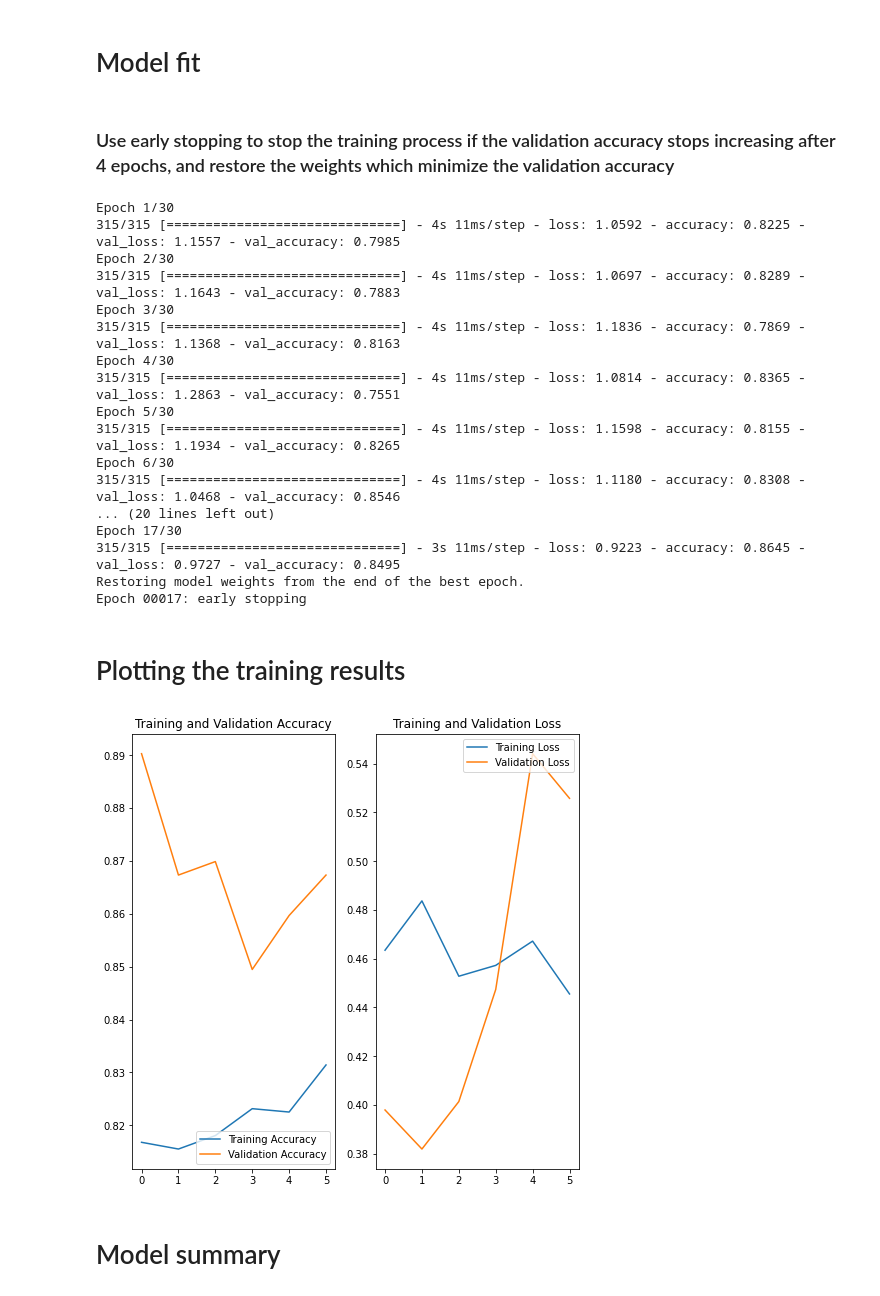
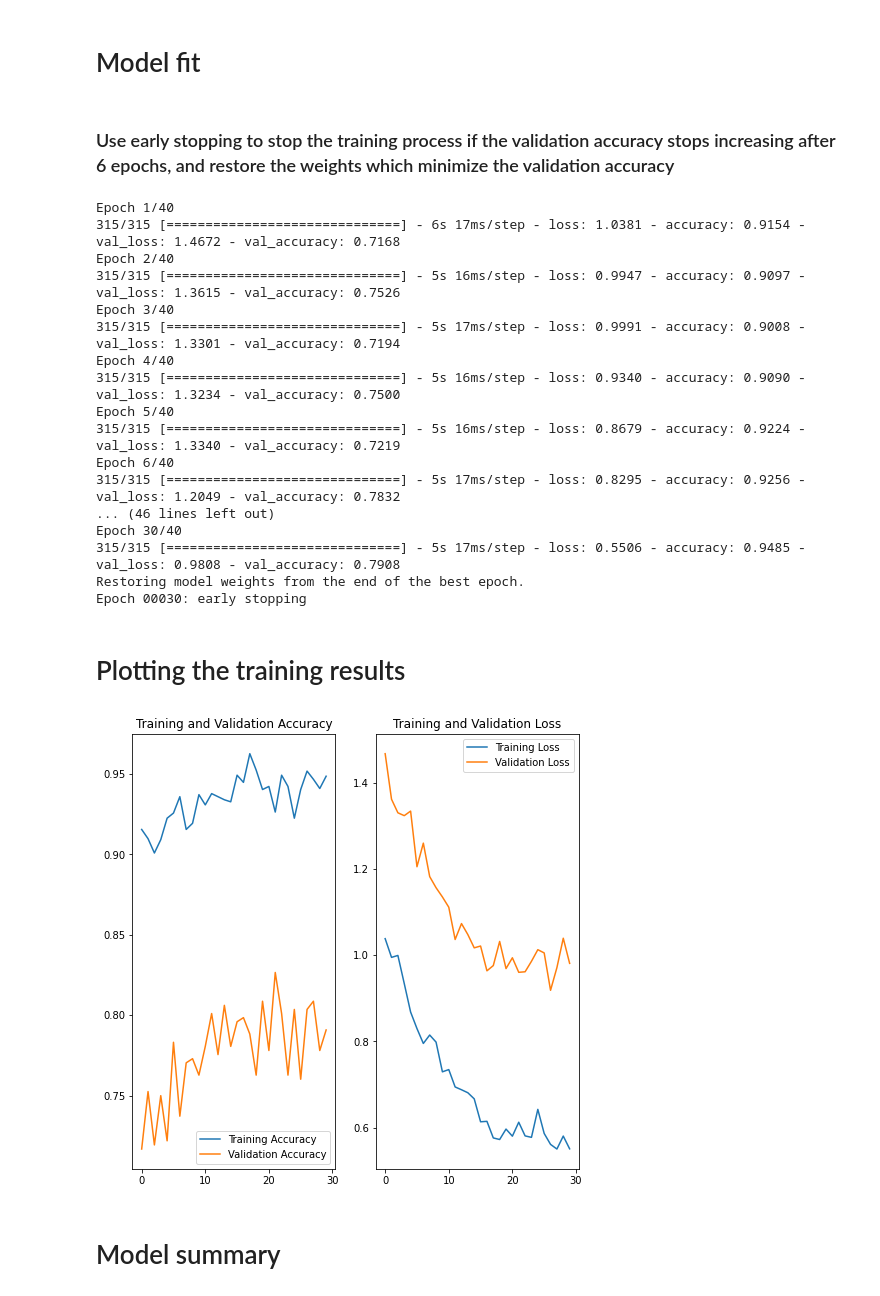
Before and after one commit to Justsecret123/One-Piece-Image-Classifier, a Jupyter notebook: Model_with_Keras_Tuner.ipynb, the cells around one changed output. Drawn from its saved outputs; the diff is of its cells as text; code cells hidden in the pictures.

```diff
--- a/Model_with_Keras_Tuner.ipynb
+++ b/Model_with_Keras_Tuner.ipynb
@@ -132,6 +132,7 @@ def model_builder(hp):
 
    model = Sequential()
 
+   #model.add(data_augmentation)
    model.add(layers.Conv2D( filters=15, kernel_size=3, activation="relu"))
    model.add(layers.BatchNormalization())
    model.add(layers.MaxPool2D())
@@ -143,11 +144,9 @@ def model_builder(hp):
    model.add(layers.MaxPool2D())
    model.add(layers.BatchNormalization())
    model.add(layers.Flatten())
-   model.add(layers.Dense( units=hp_units, activation="relu", kernel_regularizer=regularizers.L2(l2=0.001)))
+   model.add(layers.Dense( units=hp_units, activation="relu", kernel_regularizer=regularizers.l2(0.01)))
    model.add(layers.BatchNormalization())
-   model.add(layers.Dense( classes_count, activation="relu" ))
-   model.add(layers.BatchNormalization())
-   model.add(layers.Activation("sigmoid"))
+   model.add(layers.Dense( classes_count, activation="sigmoid", name="final_output"))
 
    model.compile(
        optimizer = optimizers.Adam(learning_rate = hp_learning_rate),
@@ -196,61 +195,61 @@ best_hps = tuner.get_best_hyperparameters(num_trials=1)[0]
 # %%
 model = tuner.hypermodel.build(best_hps)
 # %% [markdown]
-### Use early stopping to stop the training process if the validation accuracy stops increasing after 4 epochs, and restore the weights which minimize the validation accuracy
+### Use early stopping to stop the training process if the validation accuracy stops increasing after 6 epochs, and restore the weights which minimize the validation accuracy
 # %%
-stop_early = tf.keras.callbacks.EarlyStopping(monitor="val_accuracy", patience=6, mode ="max", verbose=2, restore_best_weights=True)
+stop_early = tf.keras.callbacks.EarlyStopping(monitor="val_accuracy", patience=8, mode ="max", verbose=2, restore_best_weights=True)
 # %%
 history = model.fit(
     train_dataset,
     validation_data=val_dataset,
-    epochs=30,
+    epochs=40,
     verbose=1,
     callbacks = [stop_early]
 )
 # %% [output]
-Epoch 1/30
-315/315 [==============================] - 4s 11ms/step - loss: 1.0592 - accuracy: 0.8225 - val_loss: 1.1557 - val_accuracy: 0.7985
-Epoch 2/30
-315/315 [==============================] - 4s 11ms/step - loss: 1.0697 - accuracy: 0.8289 - val_loss: 1.1643 - val_accuracy: 0.7883
-Epoch 3/30
-315/315 [==============================] - 4s 11ms/step - loss: 1.1836 - accuracy: 0.7869 - val_loss: 1.1368 - val_accuracy: 0.8163
-Epoch 4/30
-315/315 [==============================] - 4s 11ms/step - loss: 1.0814 - accuracy: 0.8365 - val_loss: 1.2863 - val_accuracy: 0.7551
-Epoch 5/30
-315/315 [==============================] - 4s 11ms/step - loss: 1.1598 - accuracy: 0.8155 - val_loss: 1.1934 - val_accuracy: 0.8265
-Epoch 6/30
-315/315 [==============================] - 4s 11ms/step - loss: 1.1180 - accuracy: 0.8308 - val_loss: 1.0468 - val_accuracy: 0.8546
-... (20 lines left out)
-Epoch 17/30
-315/315 [==============================] - 3s 11ms/step - loss: 0.9223 - accuracy: 0.8645 - val_loss: 0.9727 - val_accuracy: 0.8495
+Epoch 1/40
+315/315 [==============================] - 6s 17ms/step - loss: 1.0381 - accuracy: 0.9154 - val_loss: 1.4672 - val_accuracy: 0.7168
+Epoch 2/40
+315/315 [==============================] - 5s 16ms/step - loss: 0.9947 - accuracy: 0.9097 - val_loss: 1.3615 - val_accuracy: 0.7526
+Epoch 3/40
+315/315 [==============================] - 5s 17ms/step - loss: 0.9991 - accuracy: 0.9008 - val_loss: 1.3301 - val_accuracy: 0.7194
+Epoch 4/40
+315/315 [==============================] - 5s 16ms/step - loss: 0.9340 - accuracy: 0.9090 - val_loss: 1.3234 - val_accuracy: 0.7500
+Epoch 5/40
+315/315 [==============================] - 5s 16ms/step - loss: 0.8679 - accuracy: 0.9224 - val_loss: 1.3340 - val_accuracy: 0.7219
+Epoch 6/40
+315/315 [==============================] - 5s 17ms/step - loss: 0.8295 - accuracy: 0.9256 - val_loss: 1.2049 - val_accuracy: 0.7832
+... (46 lines left out)
+Epoch 30/40
+315/315 [==============================] - 5s 17ms/step - loss: 0.5506 - accuracy: 0.9485 - val_loss: 0.9808 - val_accuracy: 0.7908
 Restoring model weights from the end of the best epoch.
-Epoch 00017: early stopping
+Epoch 00030: early stopping
 # %% [markdown]
 # Plotting the training results
 # %%
 acc = history.history['accuracy']
 val_acc = history.history['val_accuracy']
 
 loss = history.history['loss']
 val_loss = history.history['val_loss']
 
-epochs_range = range(6)
+epochs_range = range(30)
 
 plt.figure(figsize=(8, 8))
 plt.subplot(1, 2, 1)
 plt.plot(epochs_range, acc, label='Training Accuracy')
 plt.plot(epochs_range, val_acc, label='Validation Accuracy')
 plt.legend(loc='lower right')
 plt.title('Training and Validation Accuracy')
 
 plt.subplot(1, 2, 2)
 plt.plot(epochs_range, loss, label='Training Loss')
 plt.plot(epochs_range, val_loss, label='Validation Loss')
 plt.legend(loc='upper right')
 plt.title('Training and Validation Loss')
 plt.show()
 # %% [output]
-[figure, old version]
+[figure, new version]
 # %% [markdown]
 # Model summary
 # %%
```
Also changed, not shown: parts of 13 cells of this notebook.
